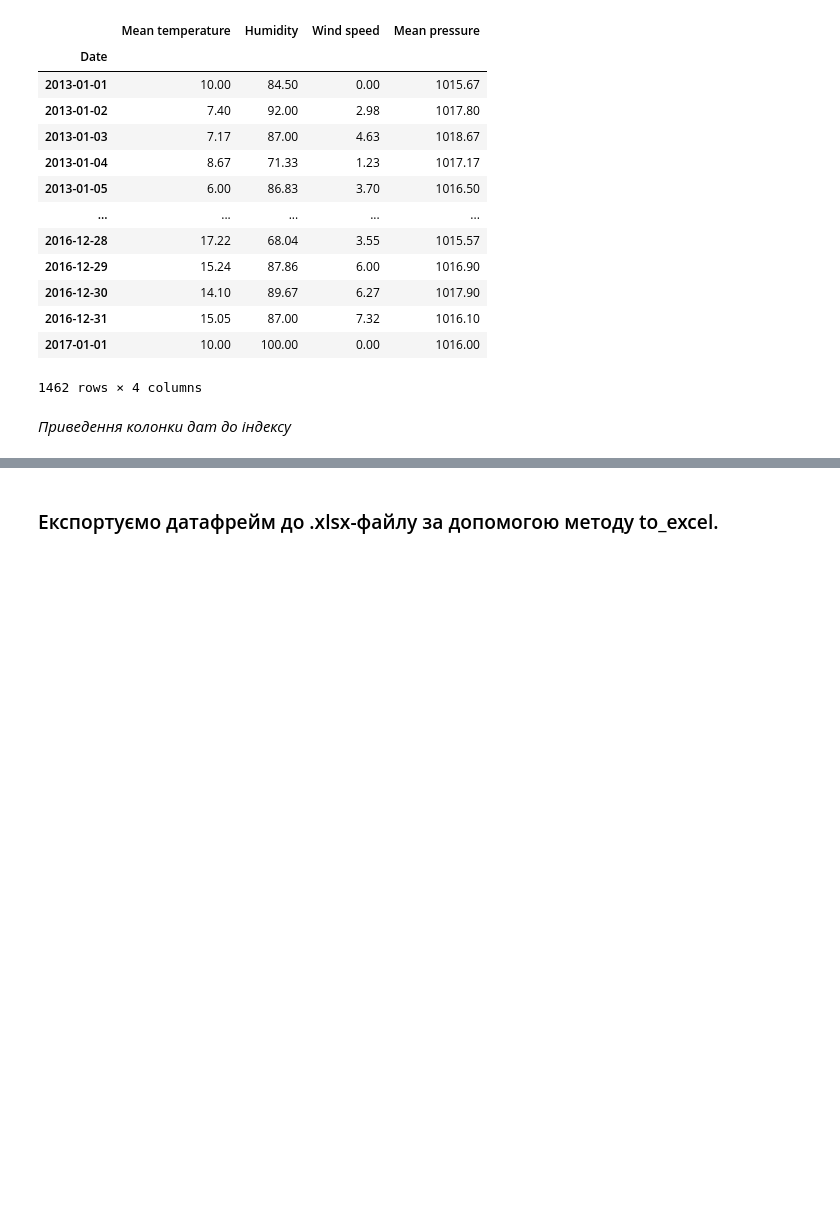
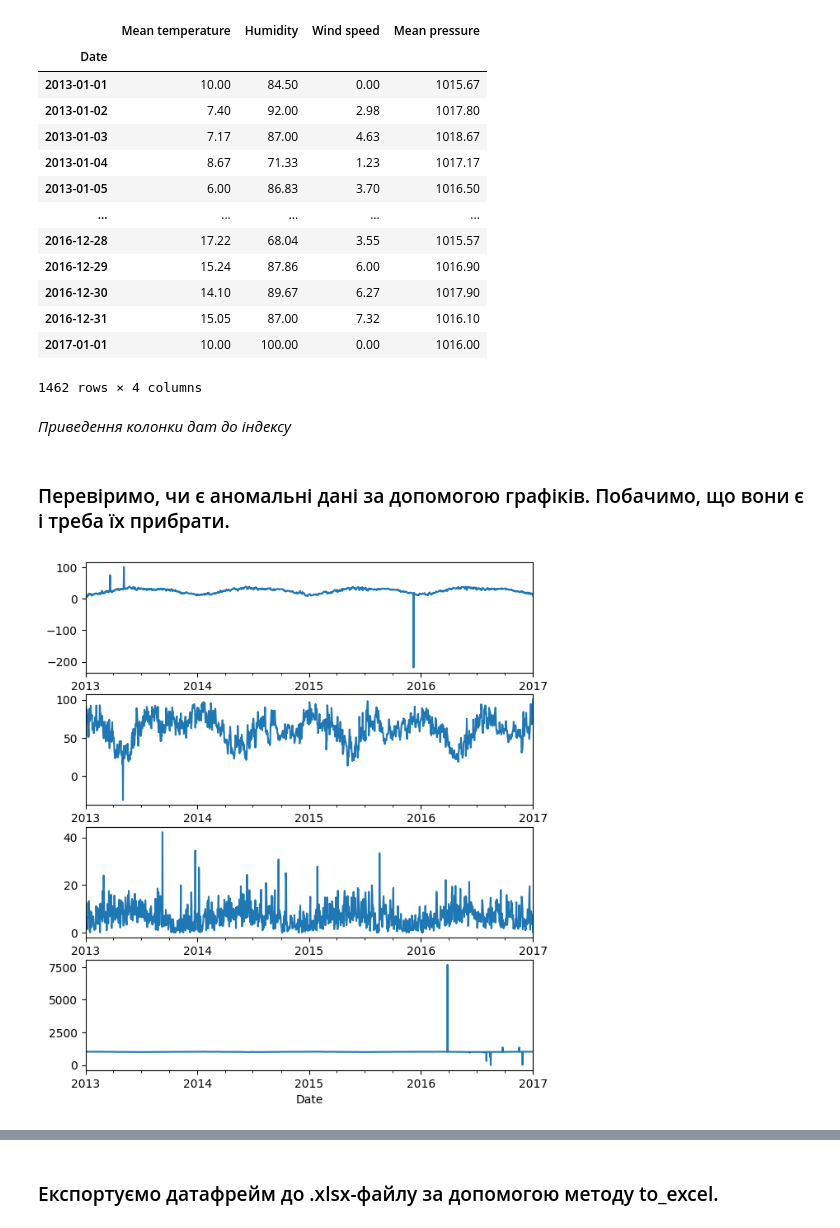
Before and after one commit to SideShowBoBGOT/DataAnalysisFifthSemester, a Jupyter notebook: Lab6/lab6.ipynb, the cells around one changed output, grey strips where cells are left out. Saved outputs shown, nothing was run; the diff lists cells and outputs as text; code cells hidden in the pictures; blank space fills up the shorter version.

```diff
--- a/Lab6/lab6.ipynb
+++ b/Lab6/lab6.ipynb
@@ -179,3 +179,16 @@ df
 1462 rows × 4 columns
 # %% [markdown]
 *Приведення колонки дат до індексу*
+# %% [markdown]
+### Перевіримо, чи є аномальні дані за допомогою графіків. Побачимо, що вони є і треба їх прибрати.
+# %%
+import matplotlib.pyplot as plt
+def plot_cols(df):
+    fig, axes = plt.subplots(4, 1, figsize=(7, 8), squeeze=False)
+    df.iloc[:, 0].plot(ax=axes[0][0])
+    df.iloc[:, 1].plot(ax=axes[1][0])
+    df.iloc[:, 2].plot(ax=axes[2][0])
+    df.iloc[:, 3].plot(ax=axes[3][0])
+plot_cols(df)
+# %% [output]
+[figure, added]
```
Also changed, not shown: parts of 12 cells of this notebook, 5 other files.
